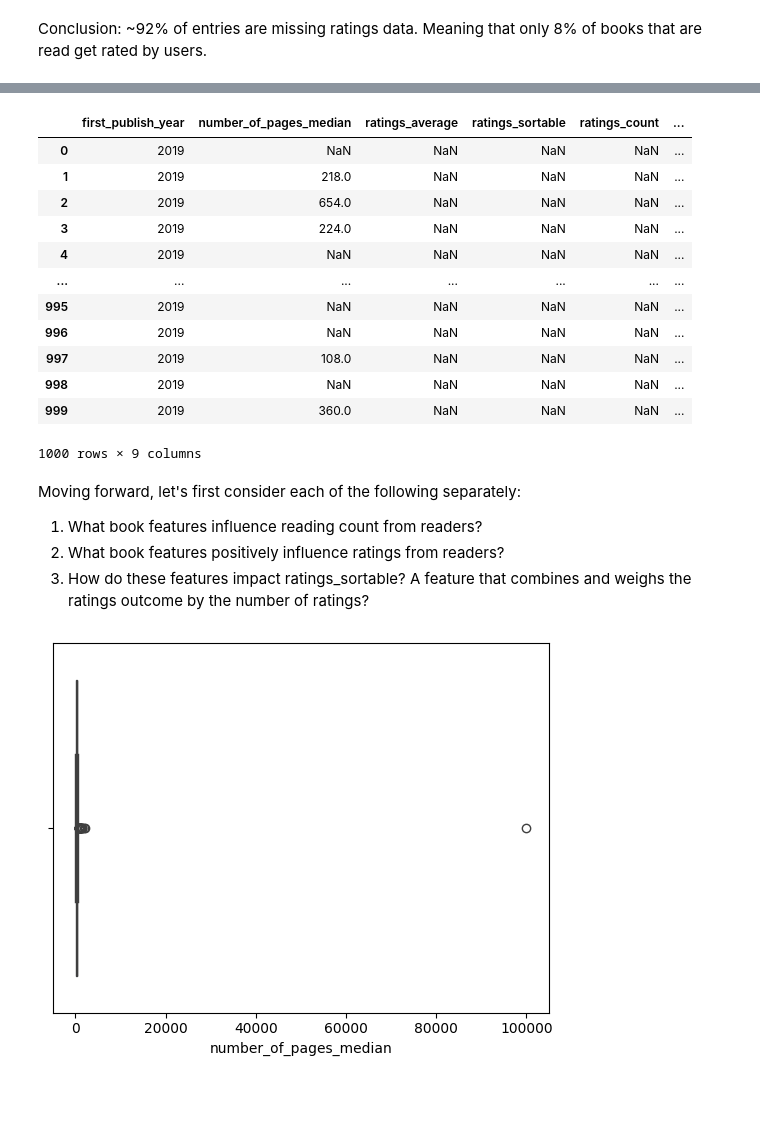
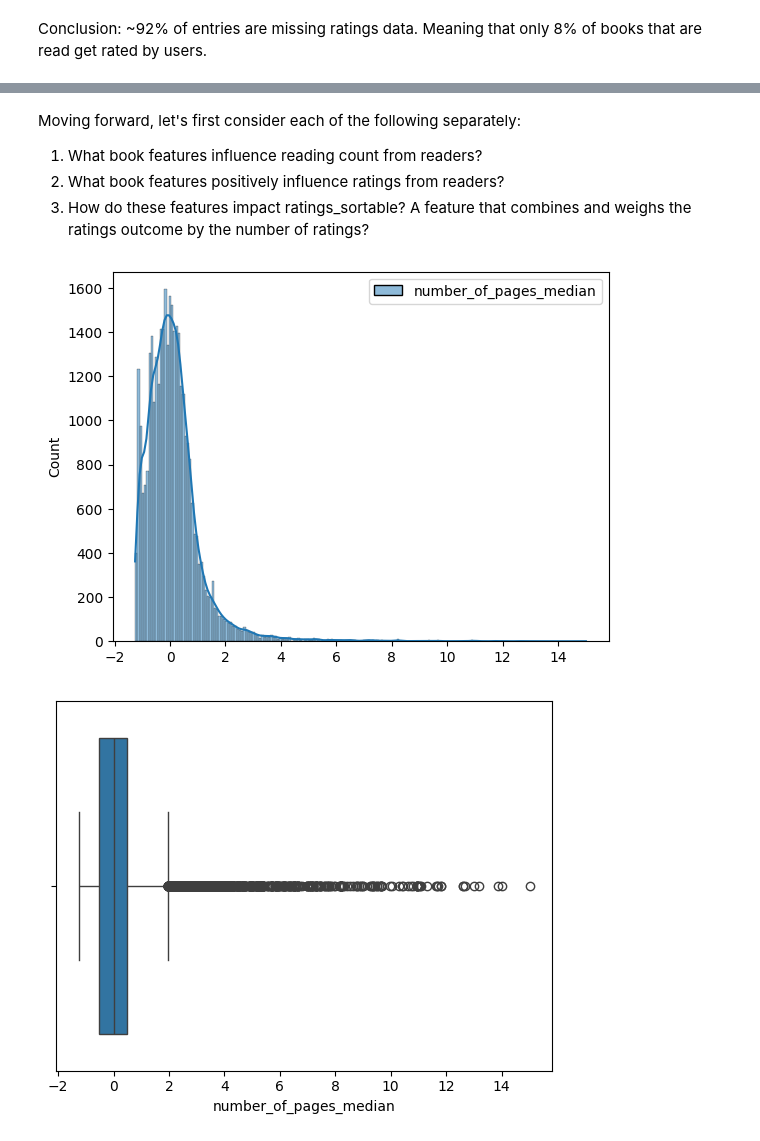
Before and after one commit to caitlinmac/openlib-data, a Jupyter notebook: dt_openlib2.ipynb, the cells around one changed output, grey strips where cells are left out. Drawn from its saved outputs; the diff is of its cells as text; code cells hidden in the pictures; blank space fills up the shorter version.

```diff
--- a/dt_openlib2.ipynb
+++ b/dt_openlib2.ipynb
@@ -24,8 +24,8 @@ from luqum.parser import parser
 from luqum.pretty import prettify
 from luqum.tree import Word, Range
 
-# Create a query for books first published in 2019 and with readinglog_count > 0
-query = parser.parse('first_publish_year:2019 AND readinglog_count:[1 TO *]')
+# Create a query for books first published in 2019 and with readinglog_count > 0 and with median number of pages between 1 and 4000[*]
+query = parser.parse('first_publish_year:2019 AND readinglog_count:[1 TO *] AND number_of_pages_median:[1 TO 4000]')
 
 # Convert the query to a Solr query string
 solr_query = prettify(query)
@@ -47,7 +51,7 @@ params = {
     'q': solr_query,
     'sort': 'random',
     'fields': 'first_publish_year,title,author_name,language,number_of_pages_median,publisher,format,subject,ratings_average,ratings_sortable,ratings_count,readinglog_count,want_to_read_count,currently_reading_count,already_read_count,first_sentence',
-    'limit': 1000  # Limit sample of results
+    'limit': 50000  # Limit sample of results
 }
 
 # Make the API call
@@ -60,6 +64,4 @@ if response.status_code == 200:
         #print(book)
 else:
     print(f"Error: {response.status_code}")
-
-data
 # %% [output]
@@ -242,32 +242,23 @@ data_df[['number_of_pages_median']].boxplot()
 
 # Numerical columns
 data_df[['first_publish_year','number_of_pages_median','ratings_average','ratings_sortable','ratings_count','readinglog_count','want_to_read_count','currently_reading_count','already_read_count']]
-# %% [output]
-|  | first_publish_year | number_of_pages_median | ratings_average | ratings_sortable | ratings_count | ... |
-| 0 | 2019 | NaN | NaN | NaN | NaN | ... |
-| 1 | 2019 | 218.0 | NaN | NaN | NaN | ... |
-| 2 | 2019 | 654.0 | NaN | NaN | NaN | ... |
-| 3 | 2019 | 224.0 | NaN | NaN | NaN | ... |
-| 4 | 2019 | NaN | NaN | NaN | NaN | ... |
-| ... | ... | ... | ... | ... | ... | ... |
-| 995 | 2019 | NaN | NaN | NaN | NaN | ... |
-| 996 | 2019 | NaN | NaN | NaN | NaN | ... |
-| 997 | 2019 | 108.0 | NaN | NaN | NaN | ... |
-| 998 | 2019 | NaN | NaN | NaN | NaN | ... |
-| 999 | 2019 | 360.0 | NaN | NaN | NaN | ... |
-1000 rows × 9 columns
 # %% [markdown]
 Moving forward, let's first consider each of the following separately:
 1. What book features influence reading count from readers?
 2. What book features positively influence ratings from readers?
 3. How do these features impact ratings_sortable? A feature that combines and weighs the ratings outcome by the number of ratings?
+# %%
+pop_df = data_df[['author_name', 'first_publish_year','format','language','number_of_pages_median','publisher','title','subject','readinglog_count']]
 # %%
 # Target col is readinglog_count = y
 # Scale numerical features
 import seaborn as sns
-#sns.histplot(data_df[['number_of_pages_median']], bins=200,kde = True);
-sns.boxplot(data=data_df, x='number_of_pages_median');
+fig, axs = plt.subplots(1, 1)
+sns.histplot(pop_df[['number_of_pages_median']], bins=200,kde = True);
+fig, axs = plt.subplots(1, 1)
+sns.boxplot(data=pop_df, x='number_of_pages_median');
 #data_df[['number_of_pages_median']]
 # %% [output]
-[figure, old version]
+[figure, new version]
+[figure, added]
 # %%
```
Also changed, not shown: parts of 36 cells of this notebook, 1 other file.
